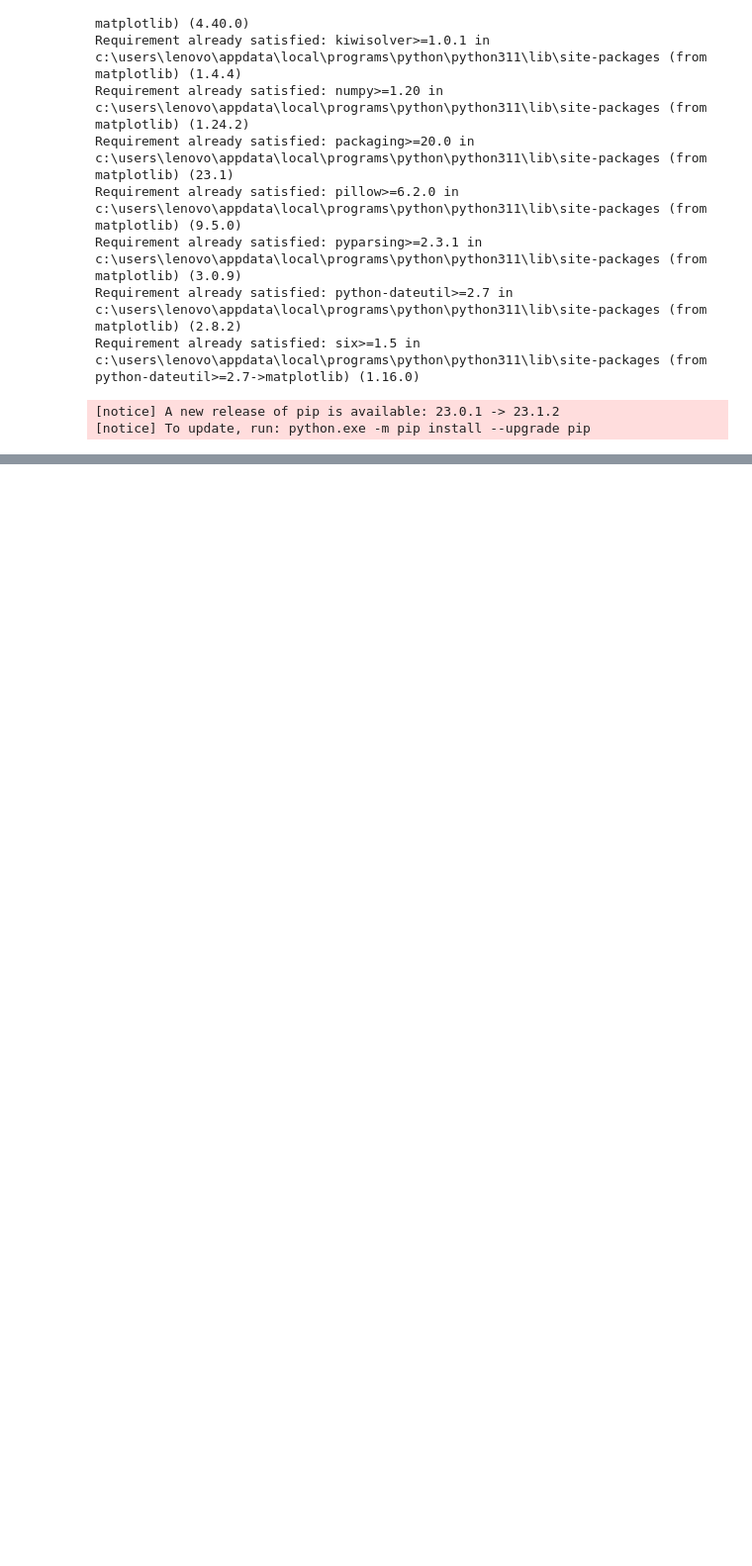
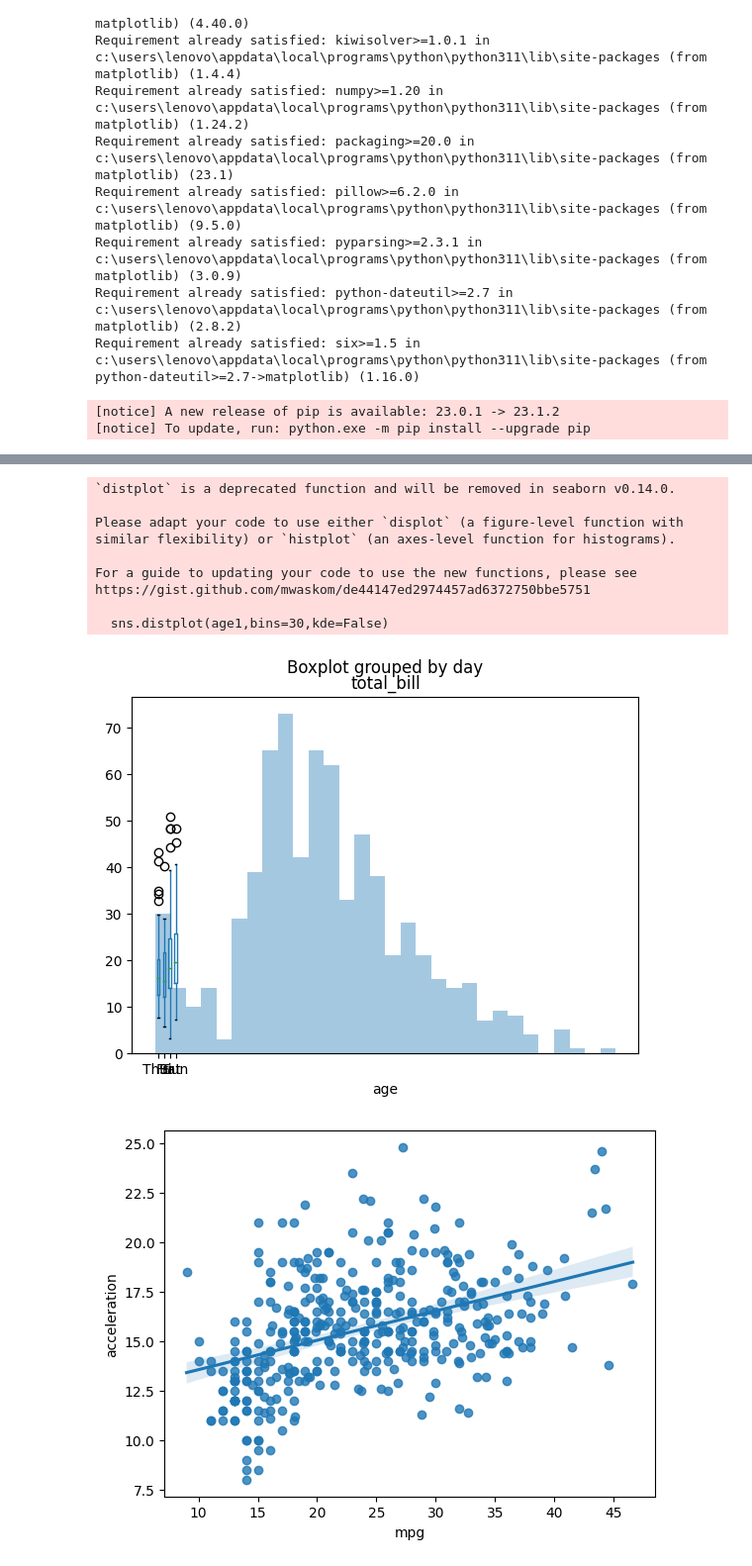
Before and after one commit to VishVandhan004/Code-404-, a Jupyter notebook: AI_ML/Machine_Learning1.ipynb, the cells around one changed output, grey strips where cells are left out. Shown at 99% size. Saved outputs shown, nothing was run; the diff lists cells and outputs as text; code cells hidden in the pictures; blank space fills up the shorter version.

```diff
--- a/AI_ML/Machine_Learning1.ipynb
+++ b/AI_ML/Machine_Learning1.ipynb
@@ -270,0 +299,28 @@ h1 = np.random.normal(170,10,250)
+# %%
+import seaborn as sns
+import matplotlib.pyplot as plt
+import pandas as pd
+df = sns.load_dataset("tips")
+df
+df.boxplot(by='day', column = ['total_bill'], grid = False) # box-plot
+titanic = sns.load_dataset("titanic")
+titanic.head()
+age1 = titanic['age'].dropna()  # removes all the null values from the age column and stores the new values in age1
+sns.distplot(age1,bins=30,kde=False)
+plt.show()
+data = sns.load_dataset("mpg")
+data.head()
+sns.regplot(x='mpg',y='acceleration',data = data) # reg-plot
+plt.show()
+# %% [output]
+`distplot` is a deprecated function and will be removed in seaborn v0.14.0.
+
+Please adapt your code to use either `displot` (a figure-level function with
+similar flexibility) or `histplot` (an axes-level function for histograms).
+
+For a guide to updating your code to use the new functions, please see
+https://gist.github.com/mwaskom/de44147ed2974457ad6372750bbe5751
+
+  sns.distplot(age1,bins=30,kde=False)
+[figure, added]
+[figure, added]
```
Also changed, not shown: parts of 2 cells of this notebook, 1 other file.
